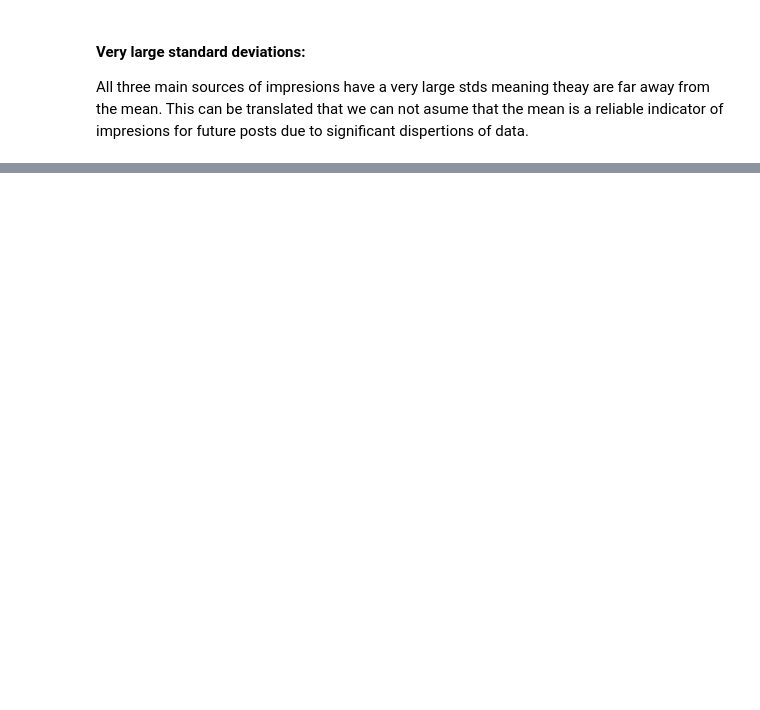
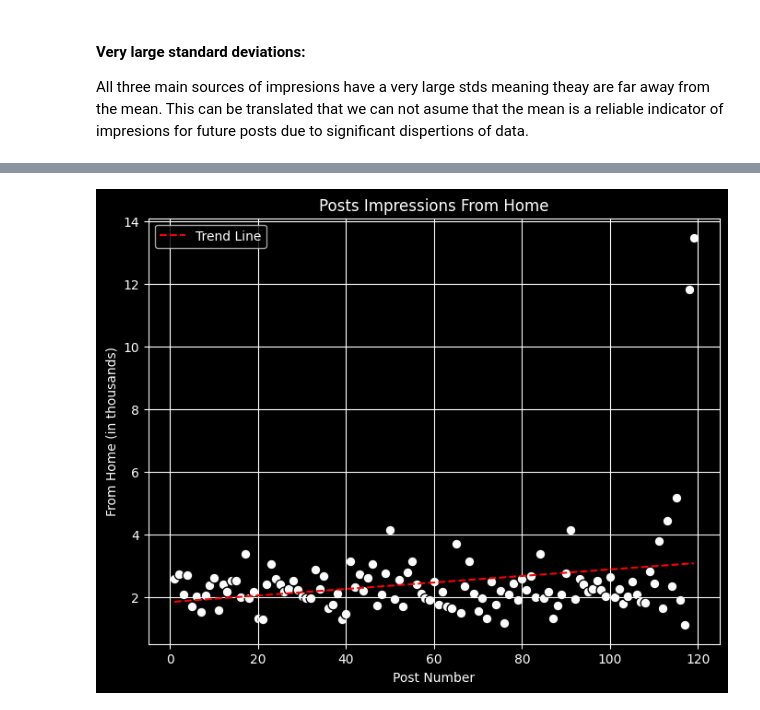
Before and after one commit to NicoapBol/Data-Analytics-Projects, a Jupyter notebook: 001. Exploratory Data Analysis/01. Code/Insta_Eda_Project.ipynb, the cells around one changed output, grey strips where cells are left out. Drawn from its saved outputs; the diff is of its cells as text; code cells hidden in the pictures; blank space fills up the shorter version.

```diff
--- a/001. Exploratory Data Analysis/01. Code/Insta_Eda_Project.ipynb
+++ b/001. Exploratory Data Analysis/01. Code/Insta_Eda_Project.ipynb
@@ -102,0 +168,24 @@ All three main sources of impresions have a very large stds meaning theay are fa
+# %%
+# Assuming you have a pandas DataFrame named 'df' with columns 'From Home' and 'nro'
+data = df['From Home'] / 1000
+point_number = df['nro']
+
+mask = data > 6
+
+plt.figure(figsize=(8, 6))
+plt.scatter(point_number, data, alpha=0.99, color='white', edgecolors='black', s=60)
+
+# Add a trend line (linear regression) to the scatter plot
+trend_line_coefficients = np.polyfit(point_number, data, 1)
+trend_line = np.polyval(trend_line_coefficients, point_number)
+plt.plot(point_number, trend_line, color='red', linestyle='dashed', label='Trend Line')
+
+plt.xlabel('Post Number')
+plt.ylabel('From Home (in thousands)')
+plt.title('Posts Impressions From Home')
+plt.grid(True)
+plt.legend()
+
+plt.show()
+# %% [output]
+[figure, added]
```
Also changed, not shown: parts of 14 cells of this notebook.
